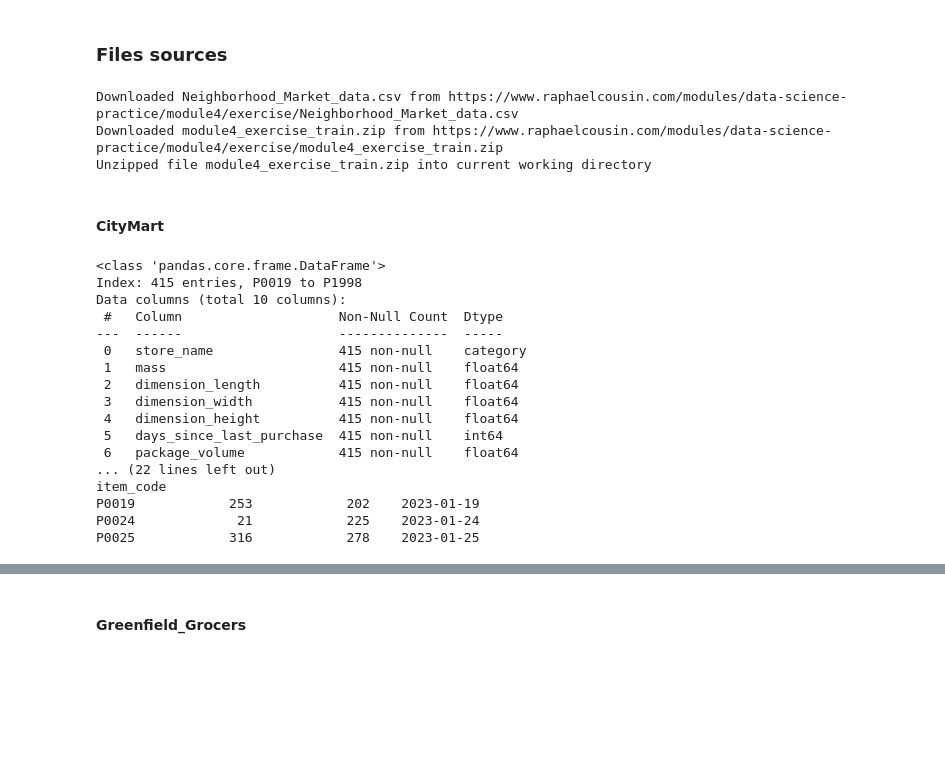
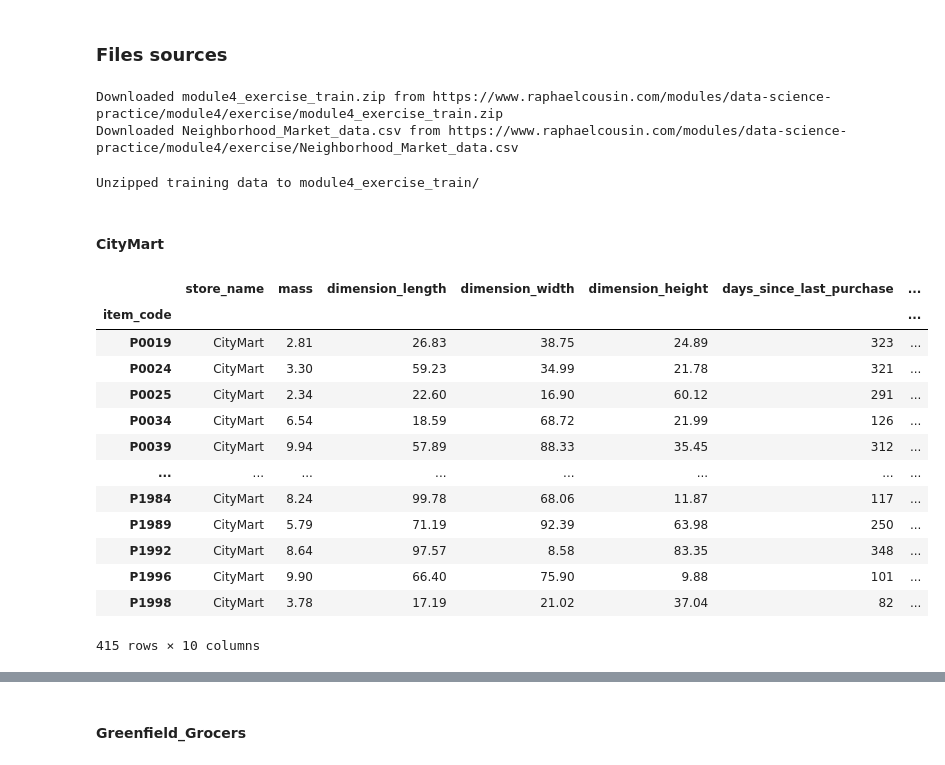
Before and after one commit to racousin/data_science_practice_2025, a Jupyter notebook: ErwanR123/module4/module4_exercise1.ipynb, the cells around one changed output, grey strips where cells are left out. Saved outputs shown, nothing was run; the diff lists cells and outputs as text; code cells hidden in the pictures; blank space fills up the shorter version.

```diff
--- a/ErwanR123/module4/module4_exercise1.ipynb
+++ b/ErwanR123/module4/module4_exercise1.ipynb
@@ -22,18 +21,20 @@ def download_file(url, file_name):
         file.write(response.content)
     print(f'Downloaded {file_name} from {url}')
 
-def unzip_file(file_name):
-    with zipfile.ZipFile(file_name, mode="r") as archive:
-        archive.extractall()
-    print(f"Unzipped file {file_name} into current working directory")
-
 # Downloading the files
+download_file(train_datas_url, 'module4_exercise_train.zip')
 download_file(test_data_url, 'Neighborhood_Market_data.csv')
-download_file(train_datas_url, 'module4_exercise_train.zip')
-unzip_file('module4_exercise_train.zip')
 # %% [output]
+Downloaded module4_exercise_train.zip from https://www.raphaelcousin.com/modules/data-science-practice/module4/exercise/module4_exercise_train.zip
 Downloaded Neighborhood_Market_data.csv from https://www.raphaelcousin.com/modules/data-science-practice/module4/exercise/Neighborhood_Market_data.csv
-Downloaded module4_exercise_train.zip from https://www.raphaelcousin.com/modules/data-science-practice/module4/exercise/module4_exercise_train.zip
-Unzipped file module4_exercise_train.zip into current working directory
+# %%
+import zipfile
+import os
+# Unzipping the training data
+with zipfile.ZipFile('module4_exercise_train.zip', 'r') as zip_ref:
+    zip_ref.extractall('module4_exercise_train')
+print('Unzipped training data to module4_exercise_train/')
+# %% [output]
+Unzipped training data to module4_exercise_train/
 # %% [markdown]
 #### CityMart
@@ -54,24 +41,21 @@ def debug_df(df: pd.DataFrame, verbose: bool = False):
 # %%
 # read "CityMart_data.csv"
-df_city_mart = pd.read_csv("CityMart_data.csv", index_col=0, parse_dates=["last_modified"], dtype={"store_name": "category"})
-# three rows missing package_volume
-df_city_mart.fillna({"package_volume": -1}, inplace=True)
-debug_df(df_city_mart)
+citymart_data = pd.read_csv("module4_exercise_train/CityMart_data.csv", index_col=0, parse_dates=["last_modified"], dtype={"store_name": "category"})
+#pd.read_csv('Neighborhood_Market_data.csv',index_col="item_code")
+
+display(citymart_data)
 # %% [output]
+|  | store_name | mass | dimension_length | dimension_width | dimension_height | days_since_last_purchase | ... |
+| item_code |  |  |  |  |  |  | ... |
+| P0019 | CityMart | 2.81 | 26.83 | 38.75 | 24.89 | 323 | ... |
+| P0024 | CityMart | 3.30 | 59.23 | 34.99 | 21.78 | 321 | ... |
+| P0025 | CityMart | 2.34 | 22.60 | 16.90 | 60.12 | 291 | ... |
+| P0034 | CityMart | 6.54 | 18.59 | 68.72 | 21.99 | 126 | ... |
+| P0039 | CityMart | 9.94 | 57.89 | 88.33 | 35.45 | 312 | ... |
+| ... | ... | ... | ... | ... | ... | ... | ... |
+| P1984 | CityMart | 8.24 | 99.78 | 68.06 | 11.87 | 117 | ... |
+| P1989 | CityMart | 5.79 | 71.19 | 92.39 | 63.98 | 250 | ... |
+| P1992 | CityMart | 8.64 | 97.57 | 8.58 | 83.35 | 348 | ... |
+| P1996 | CityMart | 9.90 | 66.40 | 75.90 | 9.88 | 101 | ... |
+| P1998 | CityMart | 3.78 | 17.19 | 21.02 | 37.04 | 82 | ... |
-<class 'pandas.core.frame.DataFrame'>
-Index: 415 entries, P0019 to P1998
-Data columns (total 10 columns):
- #   Column                    Non-Null Count  Dtype
----  ------                    --------------  -----
- 0   store_name                415 non-null    category
- 1   mass                      415 non-null    float64
- 2   dimension_length          415 non-null    float64
- 3   dimension_width           415 non-null    float64
- 4   dimension_height          415 non-null    float64
- 5   days_since_last_purchase  415 non-null    int64
- 6   package_volume            415 non-null    float64
-... (22 lines left out)
-item_code
-P0019            253            202    2023-01-19
-P0024             21            225    2023-01-24
-P0025            316            278    2023-01-25
+415 rows × 10 columns
```
Also changed, not shown: parts of 35 cells of this notebook.
